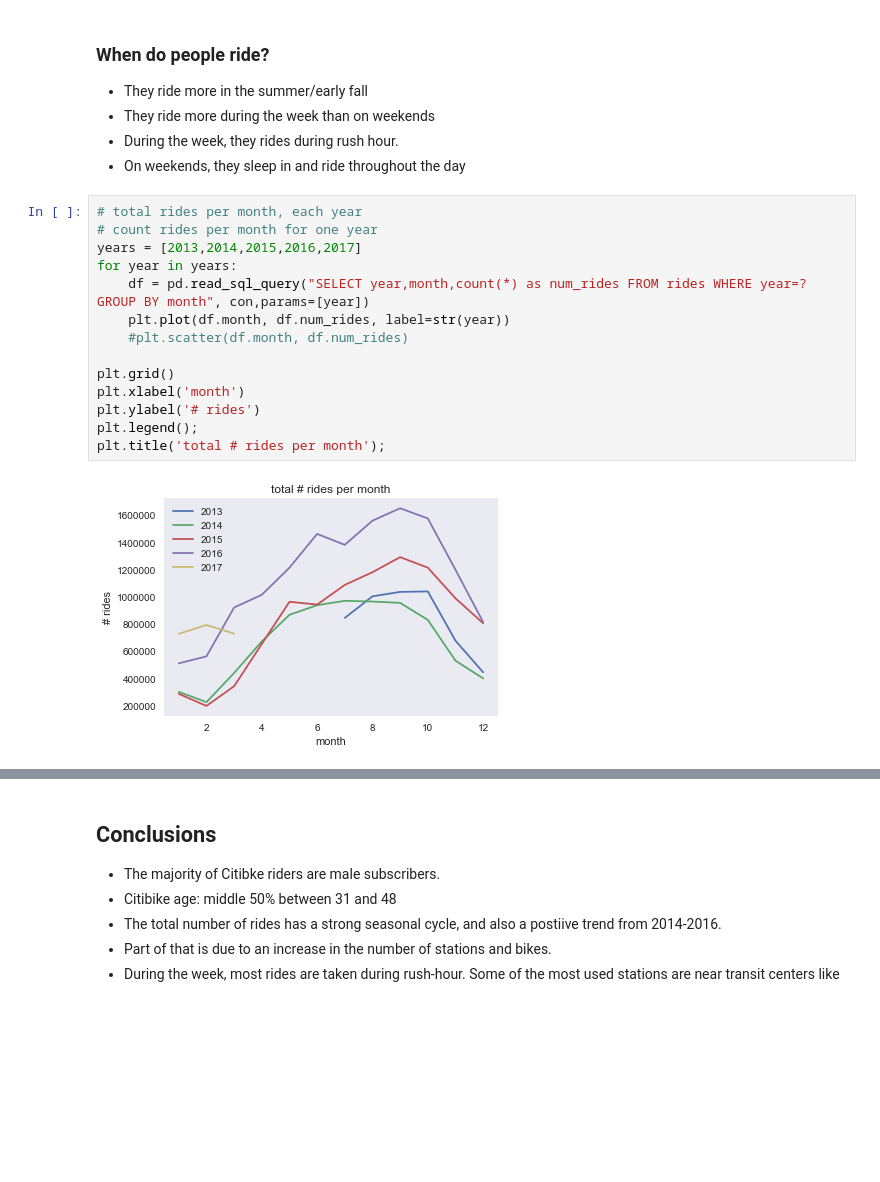
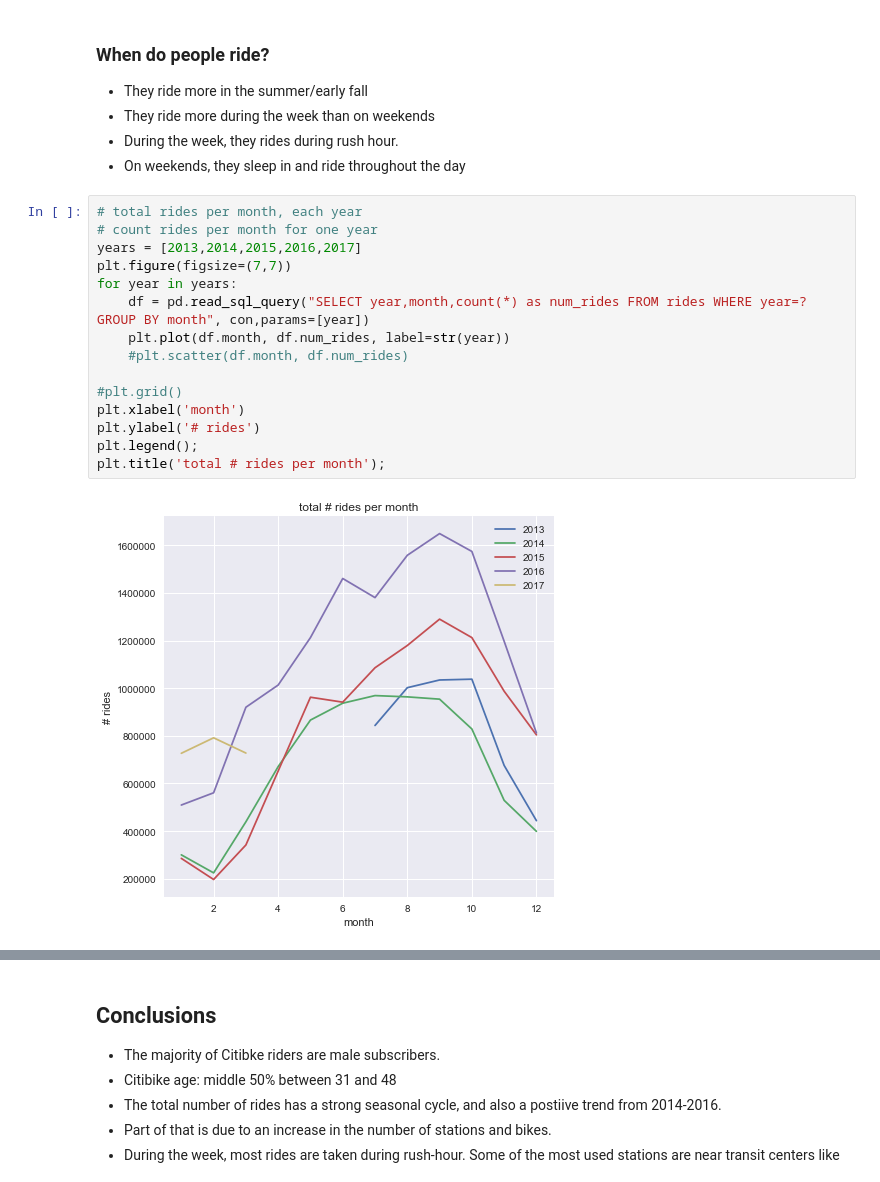
Before and after one commit to andypicke/Springboard_DataScience, a Jupyter notebook: Capstone_1/data_story_citibike.ipynb, the cells around one changed output, grey strips where cells are left out. Saved outputs shown, nothing was run; the diff lists cells and outputs as text; blank space fills up the shorter version.

```diff
--- a/Capstone_1/data_story_citibike.ipynb
+++ b/Capstone_1/data_story_citibike.ipynb
@@ -212,19 +198,20 @@ plt.ylabel('total # rides');
 # %%
 # total rides per month, each year
 # count rides per month for one year
 years = [2013,2014,2015,2016,2017]
+plt.figure(figsize=(7,7))
 for year in years:
     df = pd.read_sql_query("SELECT year,month,count(*) as num_rides FROM rides WHERE year=? GROUP BY month", con,params=[year])
     plt.plot(df.month, df.num_rides, label=str(year))
     #plt.scatter(df.month, df.num_rides)
 
-plt.grid()
+#plt.grid()
 plt.xlabel('month')
 plt.ylabel('# rides')
 plt.legend();
 plt.title('total # rides per month');
 # %% [output]
-[figure, old version]
+[figure, new version]
 # %%
 # For all comnplete years
 # difference in magnitudes; maybe plot pdf instead?
```
Also changed, not shown: parts of 21 cells of this notebook.
